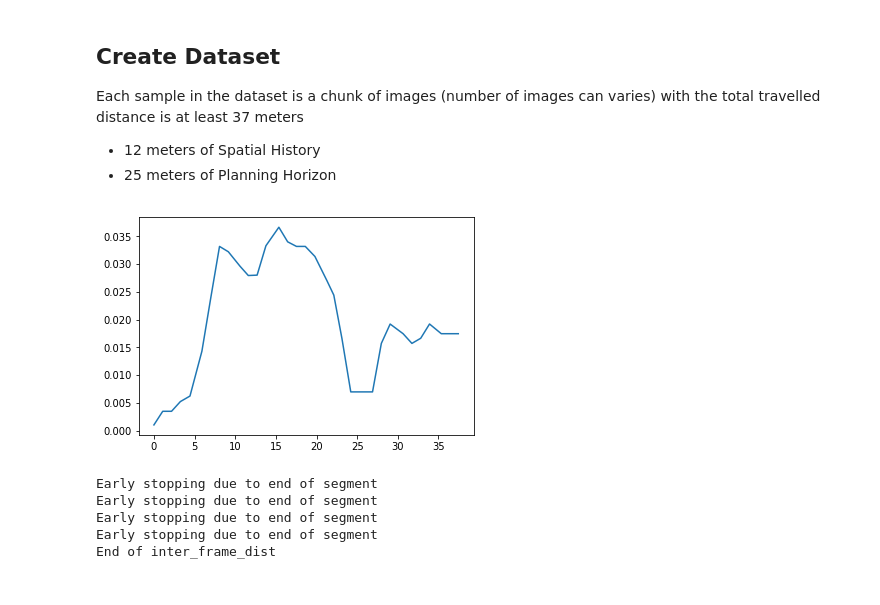
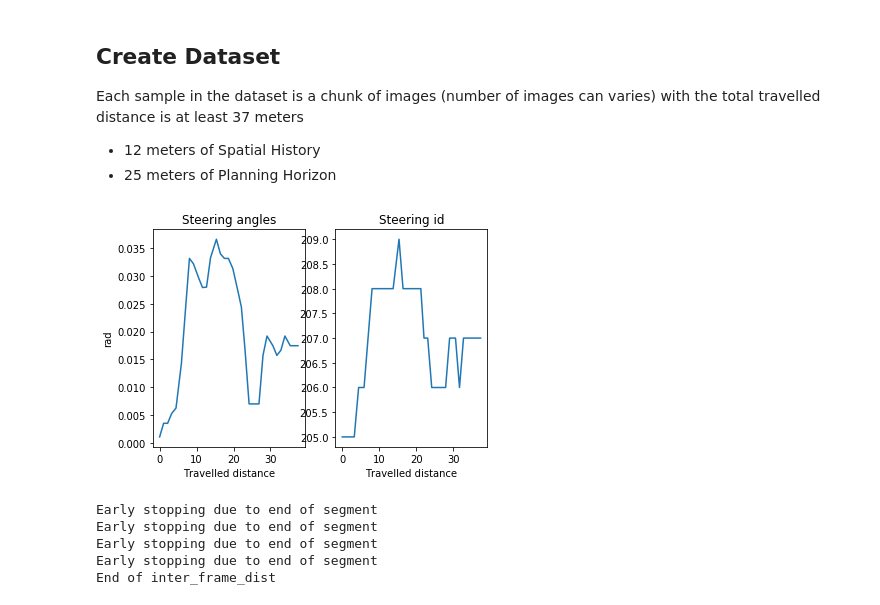
Before and after one commit to quan-dao/ECN-E2E, a Jupyter notebook: data/e2e_data_preparation.ipynb, the cells around one changed output. Cells and saved outputs as stored; diff of their text form; code cells hidden in the pictures.

```diff
--- a/data/e2e_data_preparation.ipynb
+++ b/data/e2e_data_preparation.ipynb
@@ -172,0 +27,5 @@ center_cam_df
+# %%
+# Histogram of raw dataset
+BIN_WIDTH = 0.01  # rad
+num_bins = int((max(center_cam_df.angle) - min(center_cam_df.angle)) / BIN_WIDTH) + 1
+steering_bin_cnt, steering_bin_edges, _ = plt.hist(center_cam_df.angle, bins=num_bins)
@@ -172,0 +80,5 @@ center_cam_df
+# %%
+# Test with 1 cell
+idx = 10
+findSteeringId(idx, center_cam_df, steering_bin_edges)
+center_cam_df.iloc[idx]
@@ -172,0 +100,4 @@ center_cam_df
+# %%
+# Assign steering_id to every column of center_cam_df
+for i in range(len(center_cam_df)):
+    findSteeringId(i, center_cam_df, steering_bin_edges)
@@ -266,7 +212,7 @@ PLANNING_HORIZON = 25.
 # %%
 def generateTrainingSample(center_cam_df, inter_frame_dist, filtered_idx, starting_idx):
     """
-    Generate 1 training sample as a dictionary with 3 items: frames_list, steering_angles_list,
+    Generate 1 training sample as a dictionary with 3 items: frames_list, steering_angles_list, steering_ids_list,
     and travelled_dist_list
 
     Input:
@@ -288,6 +234,7 @@ def generateTrainingSample(center_cam_df, inter_frame_dist, filtered_idx, starti
     # initilize
     frames_list = [center_cam_df.iloc[starting_idx].filename]
     steering_angles_list = [center_cam_df.iloc[starting_idx].angle]
+    steering_ids_list = [center_cam_df.iloc[starting_idx].steering_id]
     travelled_dist_list = [0.]
     total_dist = 0.
     i = starting_idx + 1  # idx of row in center_cam_df
@@ -304,6 +251,7 @@ def generateTrainingSample(center_cam_df, inter_frame_dist, filtered_idx, starti
             total_dist += inter_frame_dist[i - 1]
             frames_list.append(center_cam_df.iloc[i].filename)
             steering_angles_list.append(center_cam_df.iloc[i].angle)
+            steering_ids_list.append(center_cam_df.iloc[i].steering_id)
             travelled_dist_list.append(total_dist)
             i += 1
         else:
@@ -314,13 +262,26 @@ def generateTrainingSample(center_cam_df, inter_frame_dist, filtered_idx, starti
     if incomplete_sample:
         return i
 
-    return {'frames': frames_list, 'steering_angles': steering_angles_list, 'travelled_dist': travelled_dist_list}
+    return {'frames': frames_list,
+            'steering_angles': steering_angles_list,
+            'steering_ids': steering_ids_list,
+            'travelled_dist': travelled_dist_list}
 # %%
 training_sample = generateTrainingSample(center_cam_df, inter_frame_dist, filtered_idx, 0)
+
+plt.subplot(121)
 plt.plot(training_sample['travelled_dist'], training_sample['steering_angles'])
+plt.title('Steering angles')
+plt.xlabel('Travelled distance')
+plt.ylabel('rad')
+plt.subplot(122)
+plt.plot(training_sample['travelled_dist'], training_sample['steering_ids'])
+plt.title('Steering id')
+plt.xlabel('Travelled distance')
+
 plt.show()
 # %% [output]
-[figure, old version]
+[figure, new version]
 # %%
 # Generate dataset
 hybrid_dataset = []  # list of dictionary
```
Also changed, not shown: parts of 28 cells of this notebook.
